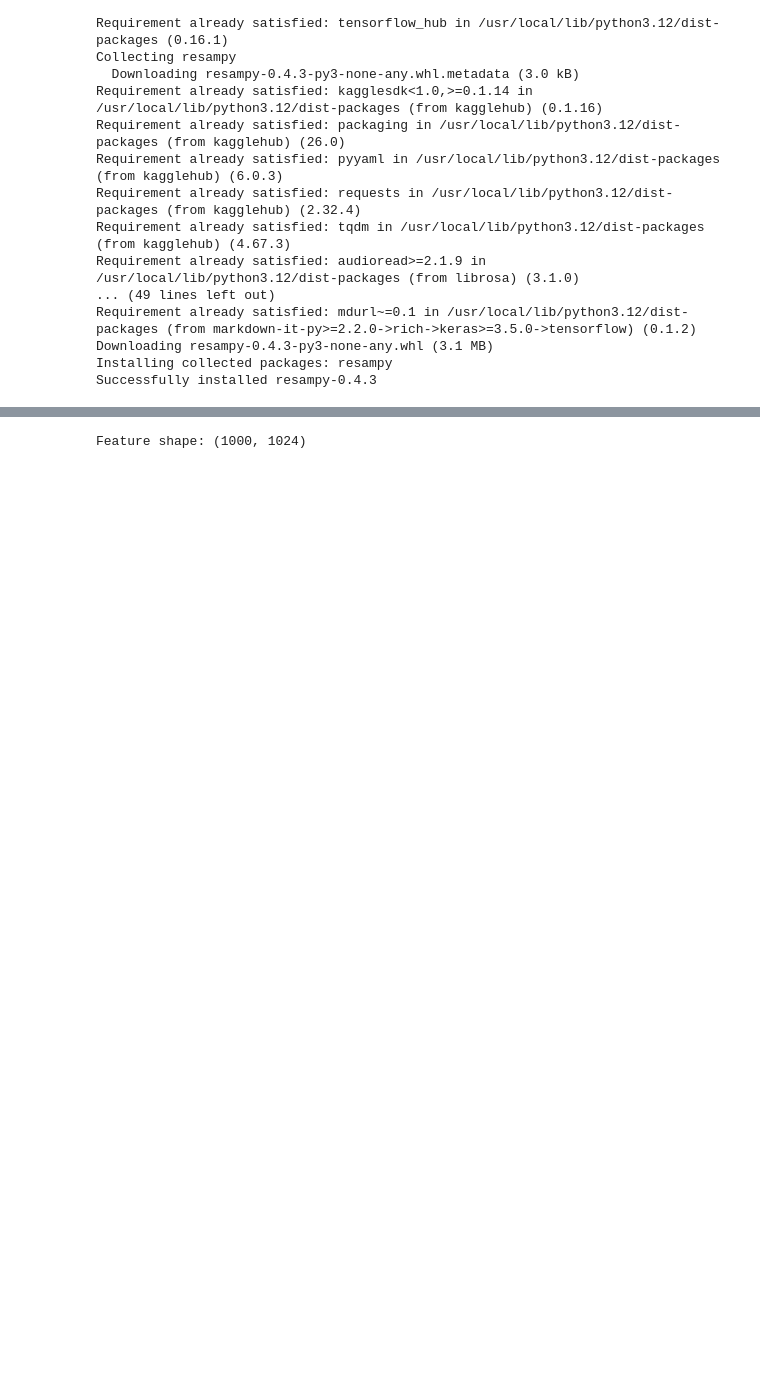
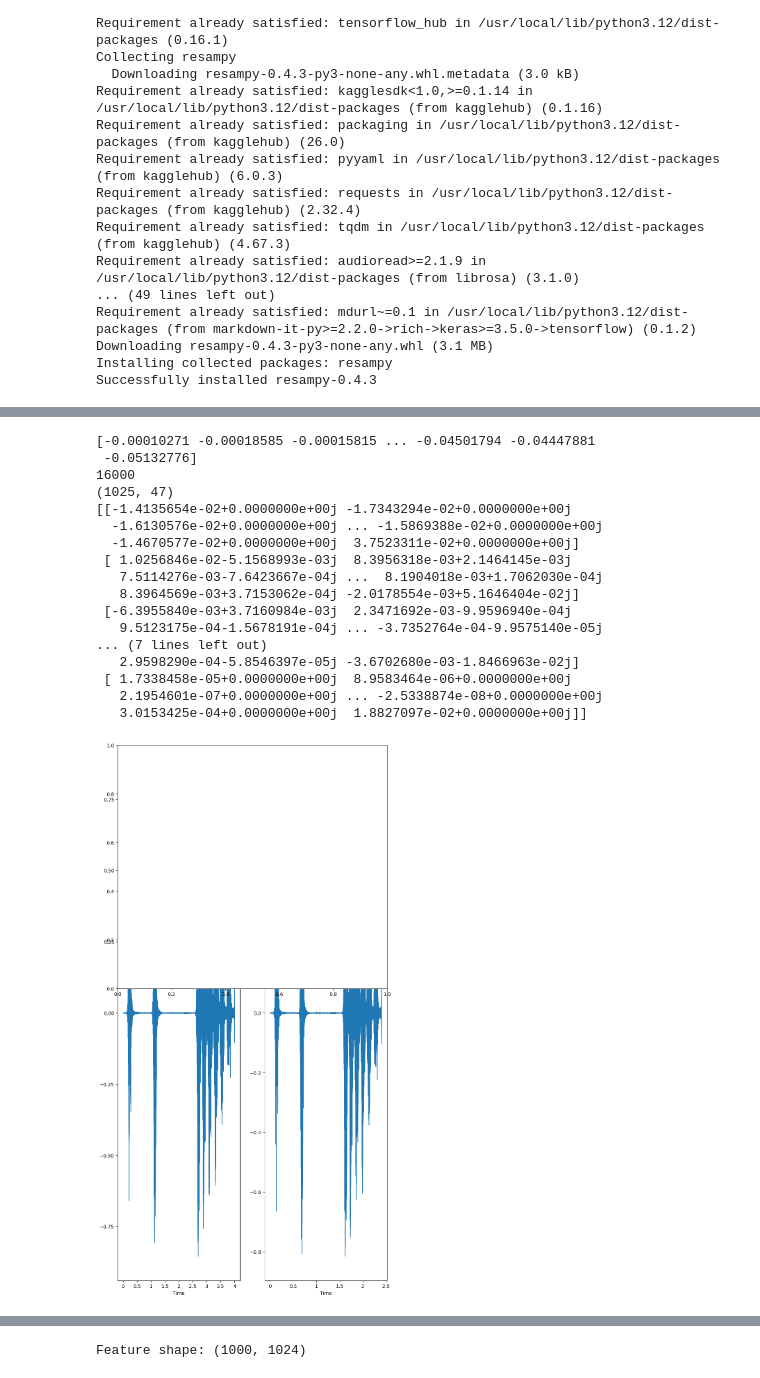
Before and after one commit to ponaalagar/tranfer_learning, a Jupyter notebook: Audio_analysis.ipynb, the cells around one changed output, grey strips where cells are left out. Drawn from its saved outputs; the diff is of its cells as text; code cells hidden in the pictures; blank space fills up the shorter version.

```diff
--- a/Audio_analysis.ipynb
+++ b/Audio_analysis.ipynb
@@ -48,0 +137,47 @@ Dataset path: /root/.cache/kagglehub/datasets/chrisfilo/urbansound8k/versions/1
+# %%
+#testing
+import librosa.feature as lf
+sample = librosa.load("/kaggle/input/urbansound8k/fold1/101415-3-0-2.wav",sr=16000)
+audio , sr = sample
+print(audio)
+print(sr)
+
+plt.figure(figsize=(10,20))
+plt.subplot(1,2,1)
+ld.waveshow(audio,sr=sr)
+sample = librosa.load("/kaggle/input/urbansound8k/fold1/101415-3-0-2.wav",sr=6000)
+audio , sr = sample
+plt.subplot(1,2,2)
+ld.waveshow(audio,sr=10000)
+
+val = librosa.stft(audio)
+db = librosa.amplitude_to_db(np.abs(val))
+plt.subplot(2,1,1)
+plt.figure(figsize=(10,20))
+ld.specshow(db)
+
+plt.figure(figsize=(10,20))
+mel_spec = lf.melspectrogram(y=audio, sr=sr, n_mels=128)
+mel_spec = librosa.power_to_db(mel_spec)
+ld.specshow(mel_spec)
+print(val.shape)
+print(val)
+# %% [output]
+[-0.00010271 -0.00018585 -0.00015815 ... -0.04501794 -0.04447881
+ -0.05132776]
+16000
+(1025, 47)
+[[-1.4135654e-02+0.0000000e+00j -1.7343294e-02+0.0000000e+00j
+  -1.6130576e-02+0.0000000e+00j ... -1.5869388e-02+0.0000000e+00j
+  -1.4670577e-02+0.0000000e+00j  3.7523311e-02+0.0000000e+00j]
+ [ 1.0256846e-02-5.1568993e-03j  8.3956318e-03+2.1464145e-03j
+   7.5114276e-03-7.6423667e-04j ...  8.1904018e-03+1.7062030e-04j
+   8.3964569e-03+3.7153062e-04j -2.0178554e-03+5.1646404e-02j]
+ [-6.3955840e-03+3.7160984e-03j  2.3471692e-03-9.9596940e-04j
+   9.5123175e-04-1.5678191e-04j ... -3.7352764e-04-9.9575140e-05j
+... (7 lines left out)
+   2.9598290e-04-5.8546397e-05j -3.6702680e-03-1.8466963e-02j]
+ [ 1.7338458e-05+0.0000000e+00j  8.9583464e-06+0.0000000e+00j
+   2.1954601e-07+0.0000000e+00j ... -2.5338874e-08+0.0000000e+00j
+   3.0153425e-04+0.0000000e+00j  1.8827097e-02+0.0000000e+00j]]
+[figure, added]
```
Also changed, not shown: parts of 10 cells of this notebook.
